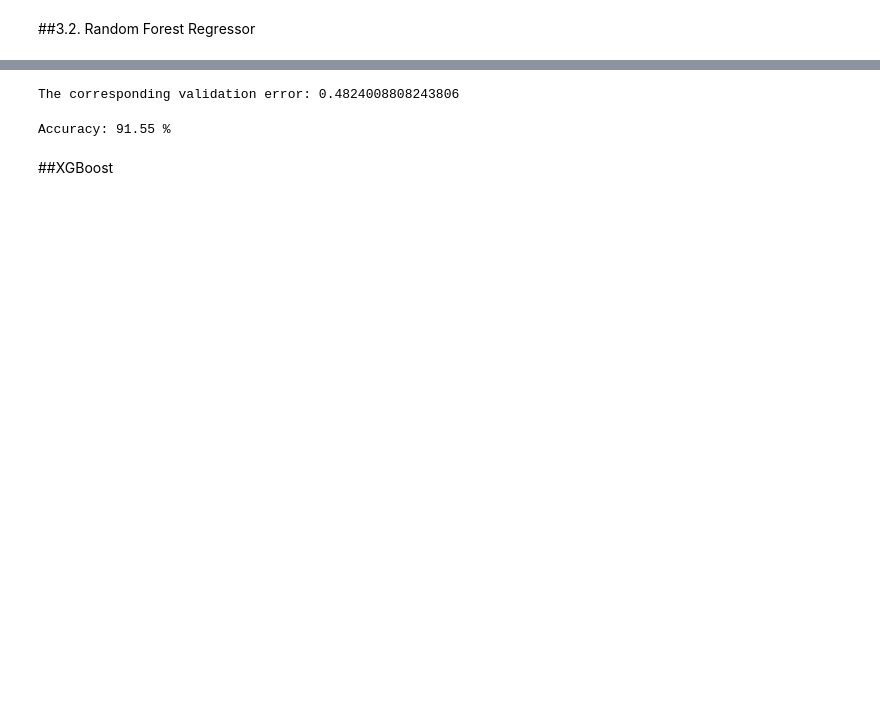
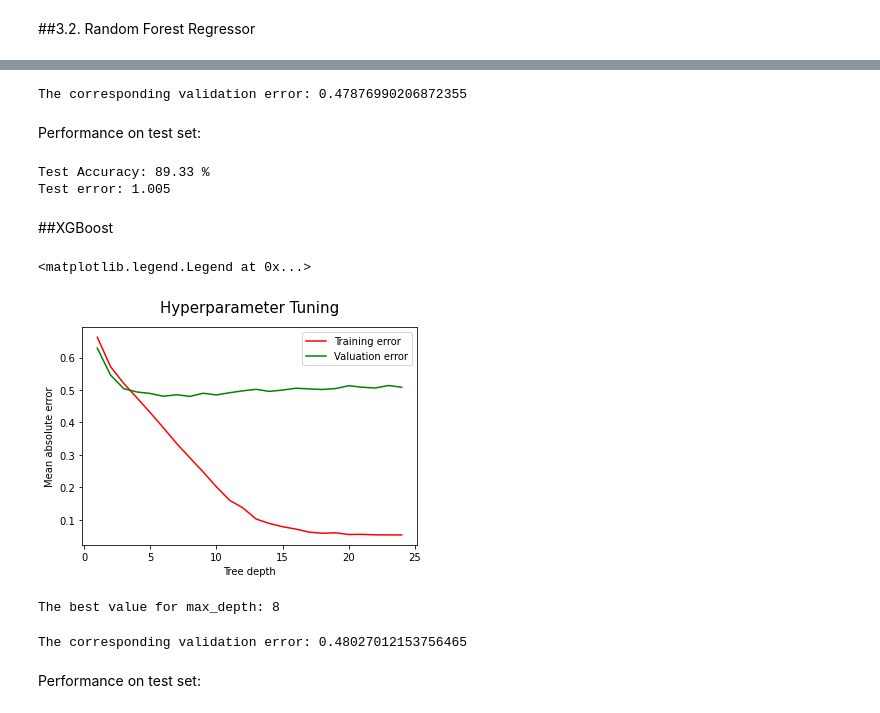
Before and after one commit to NBK-code/IMDB_Movie_Rating_Prediction, a Jupyter notebook: IMDB_mrp_Model_Selection.ipynb, the cells around one changed output, grey strips where cells are left out. Drawn from its saved outputs; the diff is of its cells as text; code cells hidden in the pictures; blank space fills up the shorter version.

```diff
--- a/IMDB_mrp_Model_Selection.ipynb
+++ b/IMDB_mrp_Model_Selection.ipynb
@@ -167,0 +167,10 @@ Minimum of valuation mse occurs when the maximum depth of the tree is 8.
+# %%
+tree_regressor = DecisionTreeRegressor(max_depth=best_max_depth)
+# %%
+tree_regressor.fit(X_train_np,y_train_np)
+predictions = tree_regressor.predict(X_test_np)
+errors = abs(predictions - y_test_np)
+mape = 100 * (errors / y_test_np)
+accuracy = 100 - np.mean(mape)
+print('Test Accuracy:', round(accuracy, 2), '%')
+print('Test error:', round(mae(y_val_np, tree_regressor.predict(X_test_np)),3))
@@ -202,18 +214,60 @@ The best value for max_depth: 15
 # %%
 print("The corresponding validation error:", min_val_error)
 # %% [output]
-The corresponding validation error: 0.4824008808243806
+The corresponding validation error: 0.47876990206872355
+# %% [markdown]
+Performance on test set:
 # %%
-rand_regressor=RandomForestRegressor(n_estimators=50, max_depth = 15)
+rand_regressor=RandomForestRegressor(n_estimators=50, max_depth = best_max_depth)
 # %%
 rand_regressor.fit(X_train_np,y_train_np)
-predictions = rand_regressor.predict(X_val_np)
-errors = abs(predictions - y_val_np)
-mape = 100 * (errors / y_val_np)
+predictions = rand_regressor.predict(X_test_np)
+errors = abs(predictions - y_test_np)
+mape = 100 * (errors / y_test_np)
 accuracy = 100 - np.mean(mape)
-print('Accuracy:', round(accuracy, 2), '%')
+print('Test Accuracy:', round(accuracy, 2), '%')
+print('Test error:', round(mae(y_val_np, rand_regressor.predict(X_test_np)),3))
 # %% [output]
-Accuracy: 91.55 %
+Test Accuracy: 89.33 %
+Test error: 1.005
 # %% [markdown]
 ##XGBoost
+# %%
+max_depths = range(1, 25)
+training_error = []
+val_error = []
+
+min_val_error = 100000
+best_max_depth = 0
+
+for max_depth in max_depths:
+    model_xgbr = XGBRegressor(n_estimators=50, max_depth=max_depth, verbosity = 0)
+    model_xgbr.fit(X_train_np, y_train_np)
+    training_error.append(mae(y_train_np, model_xgbr.predict(X_train_np)))
+    val_error_for_this_iter = mae(y_val_np, model_xgbr.predict(X_val_np))
+    val_error.append(val_error_for_this_iter)
+
+    if val_error_for_this_iter < min_val_error:
+      best_max_depth = max_depth
+      min_val_error = val_error_for_this_iter
+
+plt.plot(max_depths, training_error, color='red', label='Training error')
+plt.plot(max_depths, val_error, color='green', label='Valuation error')
+plt.xlabel('Tree depth')
+plt.ylabel('Mean absolute error')
+plt.title('Hyperparameter Tuning', pad=15, size=15)
+plt.legend()
+# %% [output]
+<matplotlib.legend.Legend at 0x...>
+[figure, added]
+# %%
+print("The best value for max_depth:", best_max_depth)
+# %% [output]
+The best value for max_depth: 8
+# %%
+print("The corresponding validation error:", min_val_error)
+# %% [output]
+The corresponding validation error: 0.48027012153756465
+# %% [markdown]
+Performance on test set:
 # %%
```
Also changed, not shown: parts of 23 cells of this notebook.
